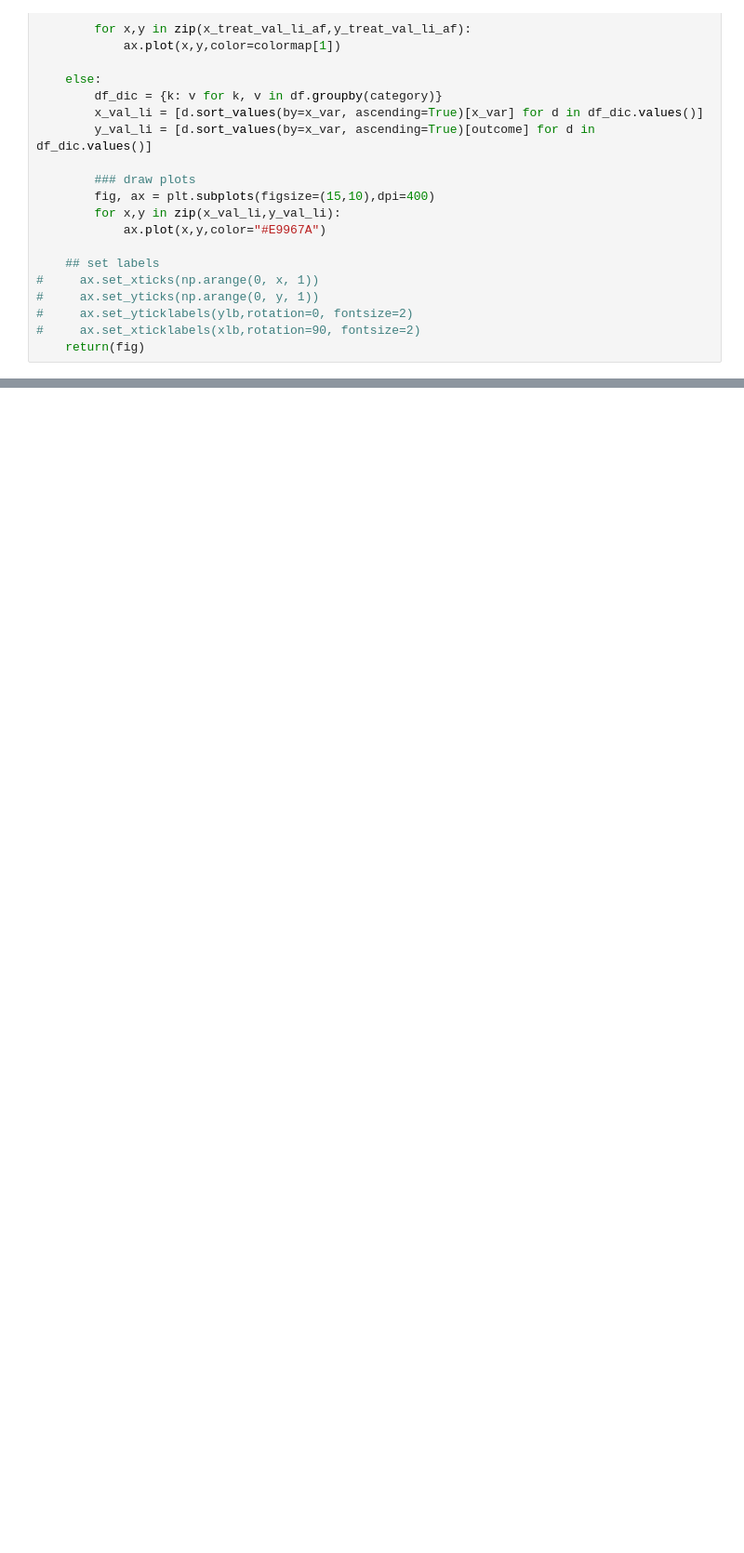
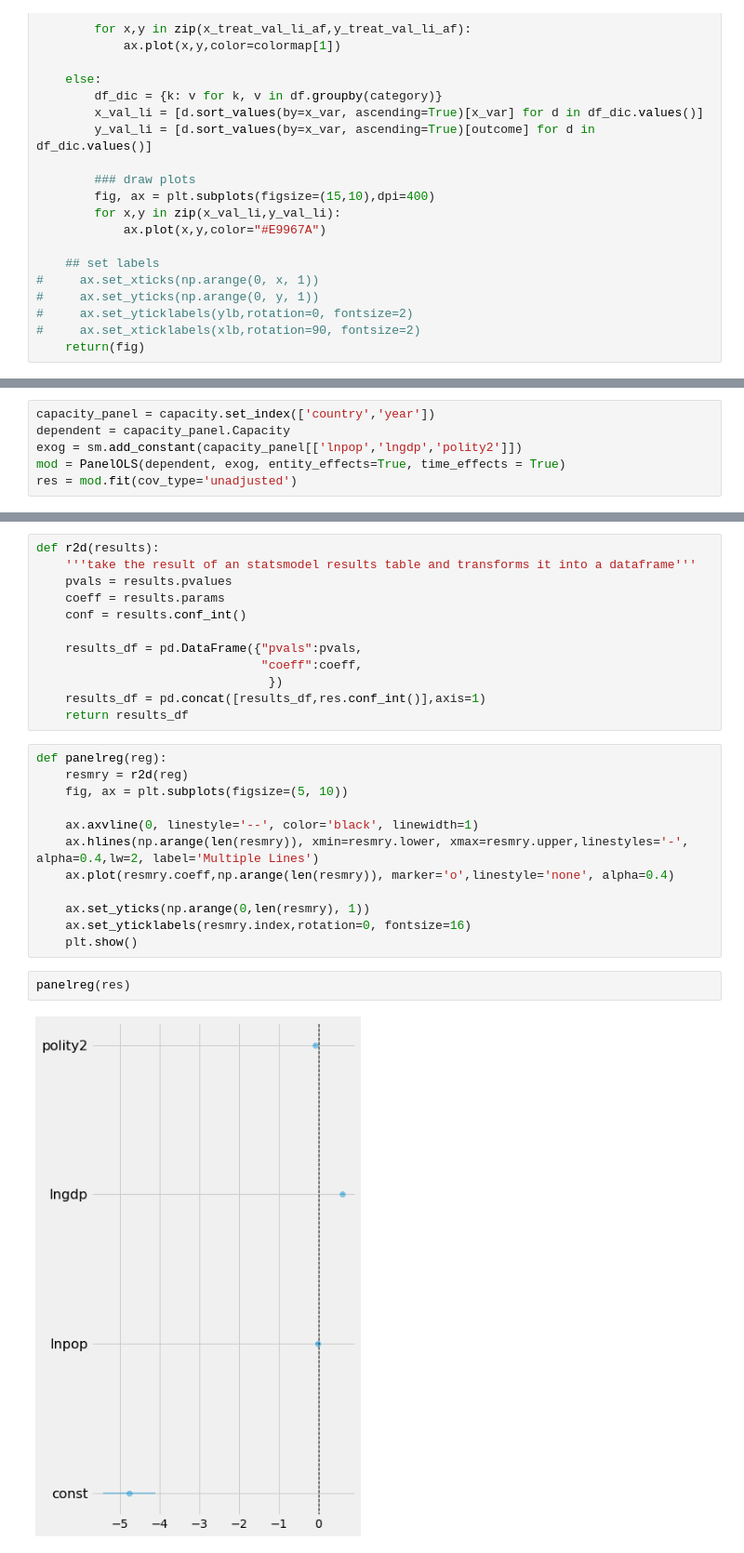
Before and after one commit to sscihz/pyreg, a Jupyter notebook: Python - Panel Regression EDA.ipynb, the cells around one changed output, grey strips where cells are left out. Shown at 93% size. Drawn from its saved outputs; the diff is of its cells as text; blank space fills up the shorter version.

```diff
--- a/Python - Panel Regression EDA.ipynb
+++ b/Python - Panel Regression EDA.ipynb
@@ -148,0 +156,6 @@ p = panellines(turnout,"turnout~policy_edr+abb+year")
+# %%
+capacity_panel = capacity.set_index(['country','year'])
+dependent = capacity_panel.Capacity
+exog = sm.add_constant(capacity_panel[['lnpop','lngdp','polity2']])
+mod = PanelOLS(dependent, exog, entity_effects=True, time_effects = True)
+res = mod.fit(cov_type='unadjusted')
@@ -148,0 +192,28 @@ p = panellines(turnout,"turnout~policy_edr+abb+year")
+# %%
+def r2d(results):
+    '''take the result of an statsmodel results table and transforms it into a dataframe'''
+    pvals = results.pvalues
+    coeff = results.params
+    conf = results.conf_int()
+
+    results_df = pd.DataFrame({"pvals":pvals,
+                               "coeff":coeff,
+                                })
+    results_df = pd.concat([results_df,res.conf_int()],axis=1)
+    return results_df
+# %%
+def panelreg(reg):
+    resmry = r2d(reg)
+    fig, ax = plt.subplots(figsize=(5, 10))
+
+    ax.axvline(0, linestyle='--', color='black', linewidth=1)
+    ax.hlines(np.arange(len(resmry)), xmin=resmry.lower, xmax=resmry.upper,linestyles='-', alpha=0.4,lw=2, label='Multiple Lines')
+    ax.plot(resmry.coeff,np.arange(len(resmry)), marker='o',linestyle='none', alpha=0.4)
+
+    ax.set_yticks(np.arange(0,len(resmry), 1))
+    ax.set_yticklabels(resmry.index,rotation=0, fontsize=16)
+    plt.show()
+# %%
+panelreg(res)
+# %% [output]
+[figure, added]
```
Also changed, not shown: parts of 5 cells of this notebook, 3 other files.
